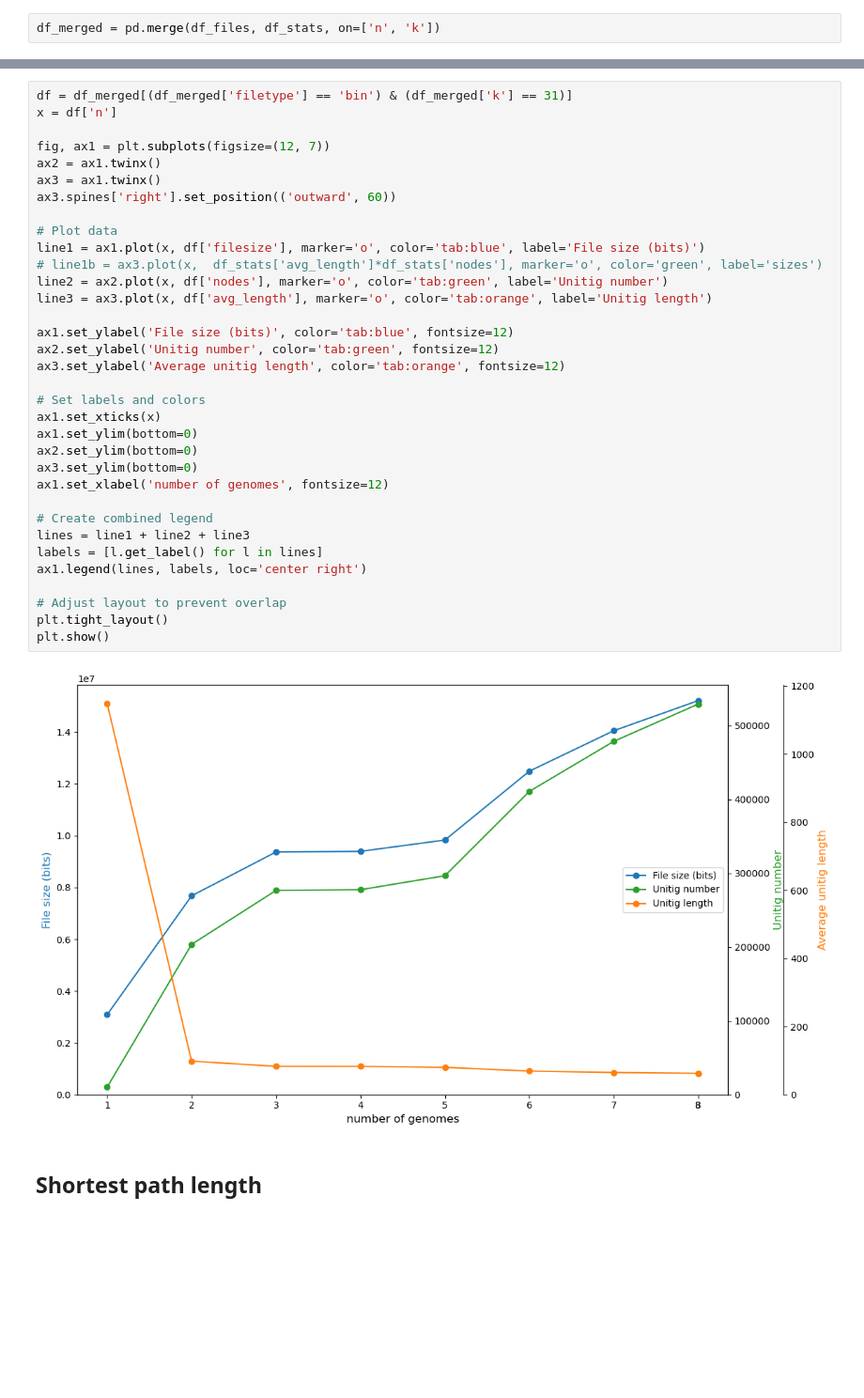
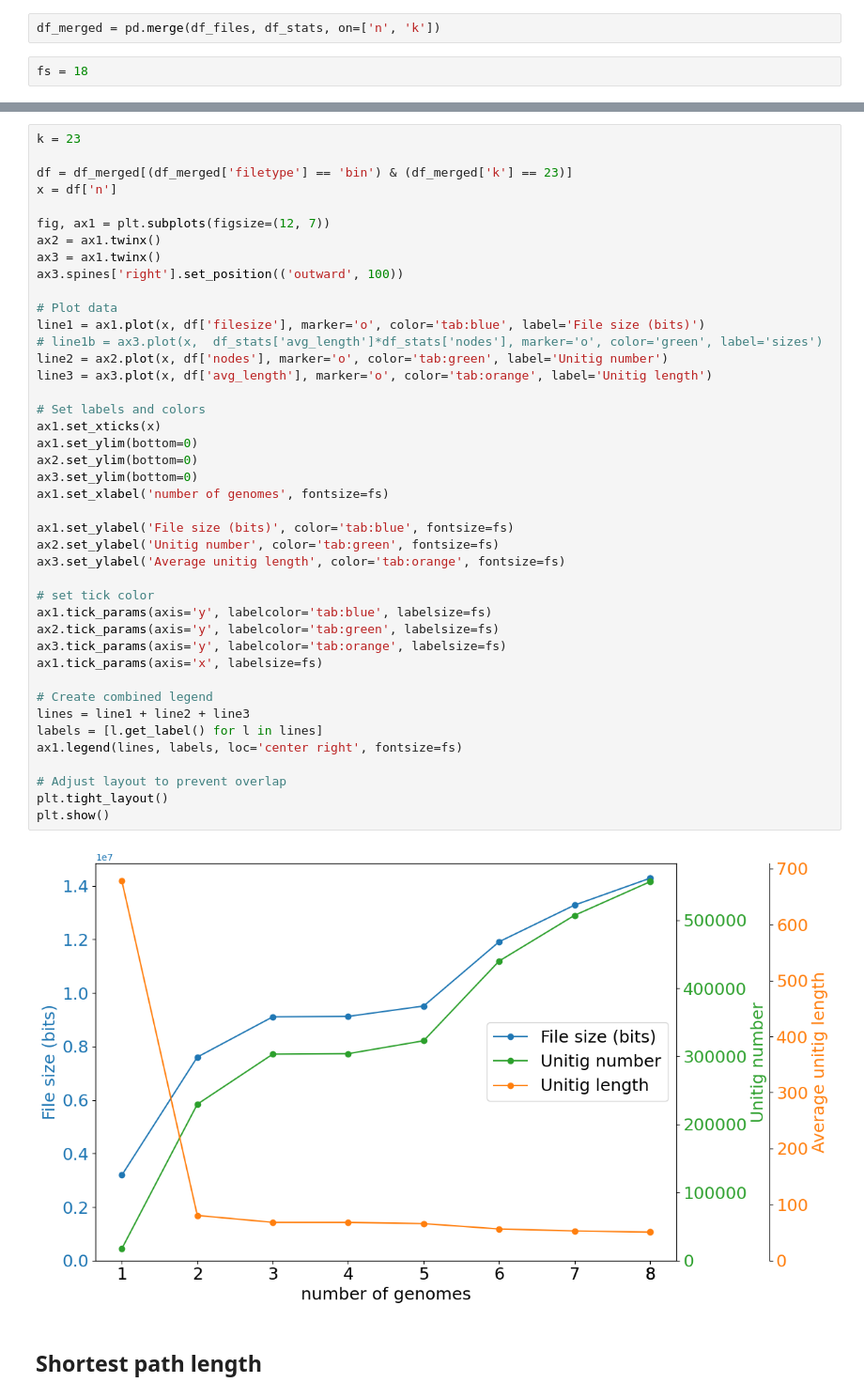
Before and after one commit to flopau76/dBG_project, a Jupyter notebook: analysis.ipynb, the cells around one changed output, grey strips where cells are left out. Shown: that part at 94% size. Cells and saved outputs as stored; diff of their text form; blank space fills up the shorter version.

Commit message:
modify plots

```diff
--- a/analysis.ipynb
+++ b/analysis.ipynb
@@ -130,4 +91,6 @@ df_stats = pd.DataFrame(rows)
 df_stats.sort_values(by=['k', 'n'], inplace=True)
 # %%
 df_merged = pd.merge(df_files, df_stats, on=['n', 'k'])
+# %%
+fs = 18
 # %%
@@ -169,39 +140,47 @@ plt.show()
 # %%
-df = df_merged[(df_merged['filetype'] == 'bin') & (df_merged['k'] == 31)]
+k = 23
+
+df = df_merged[(df_merged['filetype'] == 'bin') & (df_merged['k'] == 23)]
 x = df['n']
 
 fig, ax1 = plt.subplots(figsize=(12, 7))
 ax2 = ax1.twinx()
 ax3 = ax1.twinx()
-ax3.spines['right'].set_position(('outward', 60))
+ax3.spines['right'].set_position(('outward', 100))
 
 # Plot data
 line1 = ax1.plot(x, df['filesize'], marker='o', color='tab:blue', label='File size (bits)')
 # line1b = ax3.plot(x,  df_stats['avg_length']*df_stats['nodes'], marker='o', color='green', label='sizes')
 line2 = ax2.plot(x, df['nodes'], marker='o', color='tab:green', label='Unitig number')
 line3 = ax3.plot(x, df['avg_length'], marker='o', color='tab:orange', label='Unitig length')
 
-ax1.set_ylabel('File size (bits)', color='tab:blue', fontsize=12)
-ax2.set_ylabel('Unitig number', color='tab:green', fontsize=12)
-ax3.set_ylabel('Average unitig length', color='tab:orange', fontsize=12)
-
 # Set labels and colors
 ax1.set_xticks(x)
 ax1.set_ylim(bottom=0)
 ax2.set_ylim(bottom=0)
 ax3.set_ylim(bottom=0)
-ax1.set_xlabel('number of genomes', fontsize=12)
+ax1.set_xlabel('number of genomes', fontsize=fs)
+
+ax1.set_ylabel('File size (bits)', color='tab:blue', fontsize=fs)
+ax2.set_ylabel('Unitig number', color='tab:green', fontsize=fs)
+ax3.set_ylabel('Average unitig length', color='tab:orange', fontsize=fs)
+
+# set tick color
+ax1.tick_params(axis='y', labelcolor='tab:blue', labelsize=fs)
+ax2.tick_params(axis='y', labelcolor='tab:green', labelsize=fs)
+ax3.tick_params(axis='y', labelcolor='tab:orange', labelsize=fs)
+ax1.tick_params(axis='x', labelsize=fs)
 
 # Create combined legend
 lines = line1 + line2 + line3
 labels = [l.get_label() for l in lines]
-ax1.legend(lines, labels, loc='center right')
+ax1.legend(lines, labels, loc='center right', fontsize=fs)
 
 # Adjust layout to prevent overlap
 plt.tight_layout()
 plt.show()
 # %% [output]
-[figure, old version]
+[figure, new version]
 # %% [markdown]
 ## Shortest path length
 # %%
```
Also changed, not shown: parts of 3 cells of this notebook.
